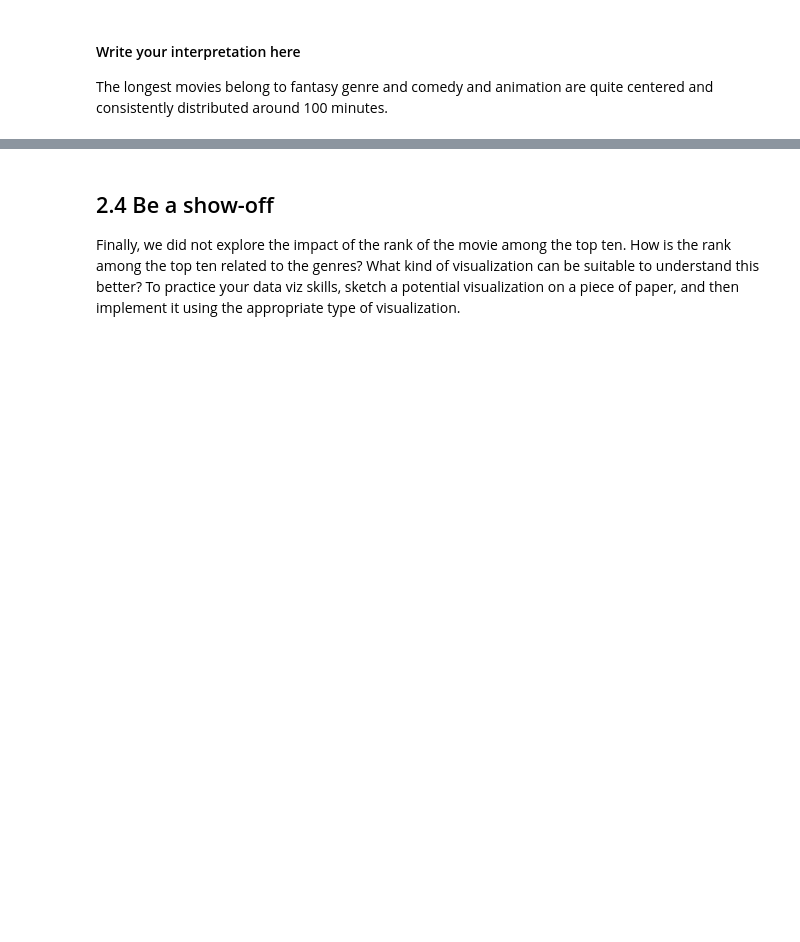
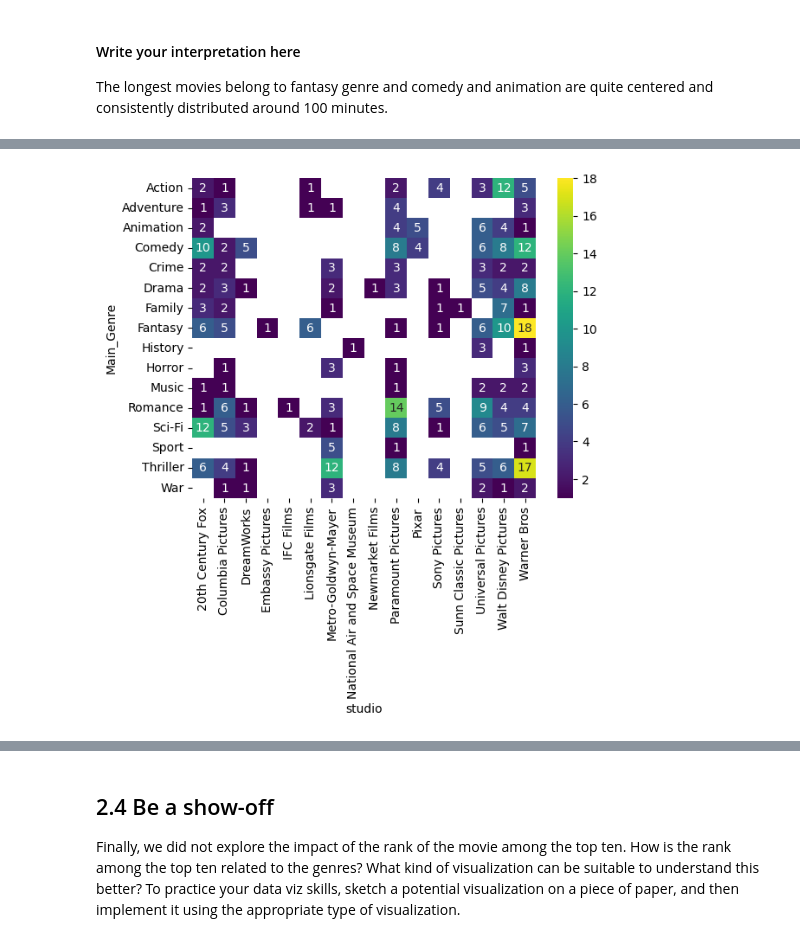
Before and after one commit to CamilleDelgrange/2022, a Jupyter notebook: Tutorials/02 - Data viz and data from the web/Becoming a DataVizard exercise.ipynb, the cells around one changed output, grey strips where cells are left out. Cells and saved outputs as stored; diff of their text form; code cells hidden in the pictures; blank space fills up the shorter version.

```diff
--- a/Tutorials/02 - Data viz and data from the web/Becoming a DataVizard exercise.ipynb
+++ b/Tutorials/02 - Data viz and data from the web/Becoming a DataVizard exercise.ipynb
@@ -377,3 +377,6 @@ The longest movies belong to fantasy genre and comedy and animation are quite ce
 
 
 <img src="figure4.jpg" style="width: 500px;" align="left">
+# %%
+df = movies[['Main_Genre', 'studio']]
+df
@@ -380,2 +397,6 @@ The longest movies belong to fantasy genre and comedy and animation are quite ce
 # %%
 # Write your code to make the first heatmap here
+df_heatmap = df.groupby(df.columns.tolist(),as_index=False).size()
+#movie_genre = df.groupby(['Main_Genre']).size()
+#movie_studio = df.groupby(['studio']).size()
+df_heatmap
@@ -381,0 +417,7 @@ The longest movies belong to fantasy genre and comedy and animation are quite ce
+# %%
+# pivot the dataframe from long to wide form
+result = df_heatmap.pivot(index='Main_Genre', columns='studio', values='size')
+sns.heatmap(result, annot=True, fmt="g", cmap='viridis')
+plt.show()
+# %% [output]
+[figure, added]
```
Also changed, not shown: parts of 5 cells of this notebook, 3 other files.
